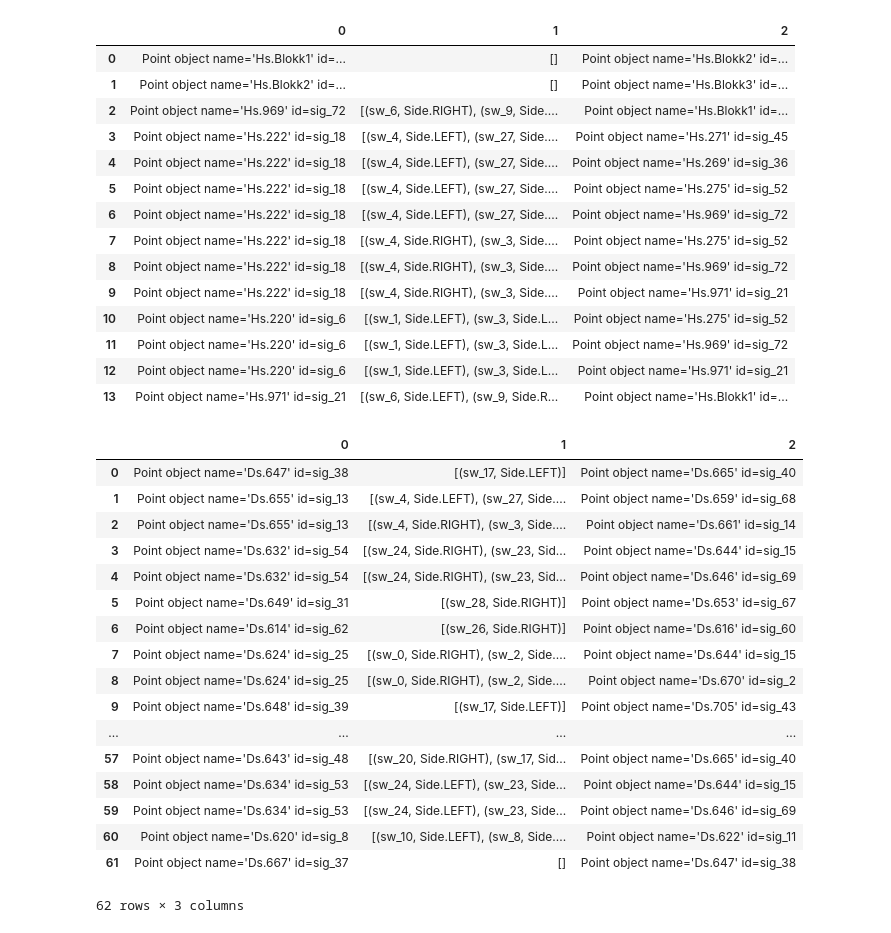
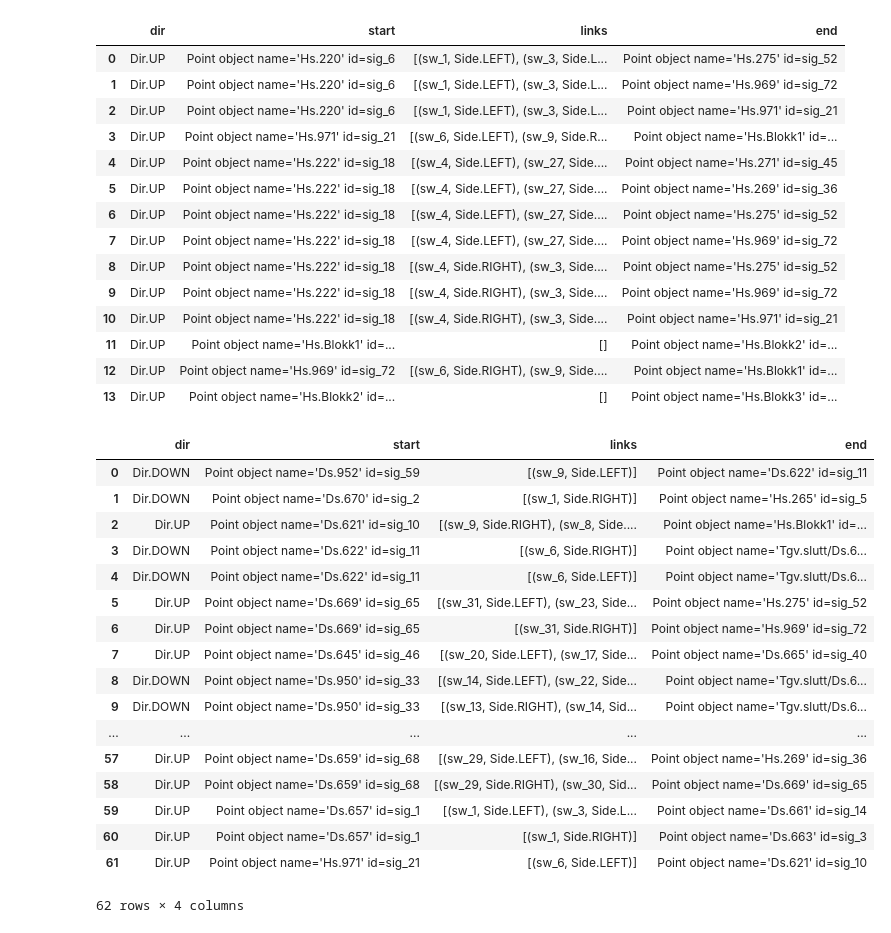
Before and after one commit to luteberget/railway_notebook, a Jupyter notebook: notebook1.ipynb, the cells around one changed output. Drawn from its saved outputs; the diff is of its cells as text; code cells hidden in the pictures.

```diff
--- a/notebook1.ipynb
+++ b/notebook1.ipynb
@@ -8,47 +12,44 @@ m = Model(filename="UOS-10-S-82801-RC3.railml")
 # %%
-hs = m.objects.filter(type="signal")\
-      .filter(lambda x: x.type == "combined" or x.type == "main")
-
-ds = m.objects.filter(type="signal")\
-      .filter(lambda x: x.type == "shunting" or x.type == "combined")
+hs = m.objects.filter(type="signal").filter(lambda x: x.type == "combined" or x.type == "main")
+ds = m.objects.filter(type="signal").filter(lambda x: x.type == "combined" or x.type == "shunting")
 # %%
 togveier = hs.find_forward(medrettet(hs))
-tbl(togveier)
+display(tbl(togveier))
 # %% [output]
-|  | 0 | 1 | 2 |
-| 0 | Point object name='Hs.Blokk1' id=... | [] | Point object name='Hs.Blokk2' id=... |
-| 1 | Point object name='Hs.Blokk2' id=... | [] | Point object name='Hs.Blokk3' id=... |
-| 2 | Point object name='Hs.969' id=sig_72 | [(sw_6, Side.RIGHT), (sw_9, Side.... | Point object name='Hs.Blokk1' id=... |
-| 3 | Point object name='Hs.222' id=sig_18 | [(sw_4, Side.LEFT), (sw_27, Side.... | Point object name='Hs.271' id=sig_45 |
-| 4 | Point object name='Hs.222' id=sig_18 | [(sw_4, Side.LEFT), (sw_27, Side.... | Point object name='Hs.269' id=sig_36 |
-| 5 | Point object name='Hs.222' id=sig_18 | [(sw_4, Side.LEFT), (sw_27, Side.... | Point object name='Hs.275' id=sig_52 |
-| 6 | Point object name='Hs.222' id=sig_18 | [(sw_4, Side.LEFT), (sw_27, Side.... | Point object name='Hs.969' id=sig_72 |
-| 7 | Point object name='Hs.222' id=sig_18 | [(sw_4, Side.RIGHT), (sw_3, Side.... | Point object name='Hs.275' id=sig_52 |
-| 8 | Point object name='Hs.222' id=sig_18 | [(sw_4, Side.RIGHT), (sw_3, Side.... | Point object name='Hs.969' id=sig_72 |
-| 9 | Point object name='Hs.222' id=sig_18 | [(sw_4, Side.RIGHT), (sw_3, Side.... | Point object name='Hs.971' id=sig_21 |
-| 10 | Point object name='Hs.220' id=sig_6 | [(sw_1, Side.LEFT), (sw_3, Side.L... | Point object name='Hs.275' id=sig_52 |
-| 11 | Point object name='Hs.220' id=sig_6 | [(sw_1, Side.LEFT), (sw_3, Side.L... | Point object name='Hs.969' id=sig_72 |
-| 12 | Point object name='Hs.220' id=sig_6 | [(sw_1, Side.LEFT), (sw_3, Side.L... | Point object name='Hs.971' id=sig_21 |
-| 13 | Point object name='Hs.971' id=sig_21 | [(sw_6, Side.LEFT), (sw_9, Side.R... | Point object name='Hs.Blokk1' id=... |
+|  | dir | start | links | end |
+| 0 | Dir.UP | Point object name='Hs.220' id=sig_6 | [(sw_1, Side.LEFT), (sw_3, Side.L... | Point object name='Hs.275' id=sig_52 |
+| 1 | Dir.UP | Point object name='Hs.220' id=sig_6 | [(sw_1, Side.LEFT), (sw_3, Side.L... | Point object name='Hs.969' id=sig_72 |
+| 2 | Dir.UP | Point object name='Hs.220' id=sig_6 | [(sw_1, Side.LEFT), (sw_3, Side.L... | Point object name='Hs.971' id=sig_21 |
+| 3 | Dir.UP | Point object name='Hs.971' id=sig_21 | [(sw_6, Side.LEFT), (sw_9, Side.R... | Point object name='Hs.Blokk1' id=... |
+| 4 | Dir.UP | Point object name='Hs.222' id=sig_18 | [(sw_4, Side.LEFT), (sw_27, Side.... | Point object name='Hs.271' id=sig_45 |
+| 5 | Dir.UP | Point object name='Hs.222' id=sig_18 | [(sw_4, Side.LEFT), (sw_27, Side.... | Point object name='Hs.269' id=sig_36 |
+| 6 | Dir.UP | Point object name='Hs.222' id=sig_18 | [(sw_4, Side.LEFT), (sw_27, Side.... | Point object name='Hs.275' id=sig_52 |
+| 7 | Dir.UP | Point object name='Hs.222' id=sig_18 | [(sw_4, Side.LEFT), (sw_27, Side.... | Point object name='Hs.969' id=sig_72 |
+| 8 | Dir.UP | Point object name='Hs.222' id=sig_18 | [(sw_4, Side.RIGHT), (sw_3, Side.... | Point object name='Hs.275' id=sig_52 |
+| 9 | Dir.UP | Point object name='Hs.222' id=sig_18 | [(sw_4, Side.RIGHT), (sw_3, Side.... | Point object name='Hs.969' id=sig_72 |
+| 10 | Dir.UP | Point object name='Hs.222' id=sig_18 | [(sw_4, Side.RIGHT), (sw_3, Side.... | Point object name='Hs.971' id=sig_21 |
+| 11 | Dir.UP | Point object name='Hs.Blokk1' id=... | [] | Point object name='Hs.Blokk2' id=... |
+| 12 | Dir.UP | Point object name='Hs.969' id=sig_72 | [(sw_6, Side.RIGHT), (sw_9, Side.... | Point object name='Hs.Blokk1' id=... |
+| 13 | Dir.UP | Point object name='Hs.Blokk2' id=... | [] | Point object name='Hs.Blokk3' id=... |
 # %%
 skifteveier = ds.find_forward(medrettet(ds))
-tbl(skifteveier)
+display(tbl(skifteveier))
 # %% [output]
-|  | 0 | 1 | 2 |
-| 0 | Point object name='Ds.647' id=sig_38 | [(sw_17, Side.LEFT)] | Point object name='Ds.665' id=sig_40 |
-| 1 | Point object name='Ds.655' id=sig_13 | [(sw_4, Side.LEFT), (sw_27, Side.... | Point object name='Ds.659' id=sig_68 |
-| 2 | Point object name='Ds.655' id=sig_13 | [(sw_4, Side.RIGHT), (sw_3, Side.... | Point object name='Ds.661' id=sig_14 |
-| 3 | Point object name='Ds.632' id=sig_54 | [(sw_24, Side.RIGHT), (sw_23, Sid... | Point object name='Ds.644' id=sig_15 |
-| 4 | Point object name='Ds.632' id=sig_54 | [(sw_24, Side.RIGHT), (sw_23, Sid... | Point object name='Ds.646' id=sig_69 |
-| 5 | Point object name='Ds.649' id=sig_31 | [(sw_28, Side.RIGHT)] | Point object name='Ds.653' id=sig_67 |
-| 6 | Point object name='Ds.614' id=sig_62 | [(sw_26, Side.RIGHT)] | Point object name='Ds.616' id=sig_60 |
-| 7 | Point object name='Ds.624' id=sig_25 | [(sw_0, Side.RIGHT), (sw_2, Side.... | Point object name='Ds.644' id=sig_15 |
-| 8 | Point object name='Ds.624' id=sig_25 | [(sw_0, Side.RIGHT), (sw_2, Side.... | Point object name='Ds.670' id=sig_2 |
-| 9 | Point object name='Ds.648' id=sig_39 | [(sw_17, Side.LEFT)] | Point object name='Ds.705' id=sig_43 |
-| ... | ... | ... | ... |
-| 57 | Point object name='Ds.643' id=sig_48 | [(sw_20, Side.RIGHT), (sw_17, Sid... | Point object name='Ds.665' id=sig_40 |
-| 58 | Point object name='Ds.634' id=sig_53 | [(sw_24, Side.LEFT), (sw_23, Side... | Point object name='Ds.644' id=sig_15 |
-| 59 | Point object name='Ds.634' id=sig_53 | [(sw_24, Side.LEFT), (sw_23, Side... | Point object name='Ds.646' id=sig_69 |
-| 60 | Point object name='Ds.620' id=sig_8 | [(sw_10, Side.LEFT), (sw_8, Side.... | Point object name='Ds.622' id=sig_11 |
-| 61 | Point object name='Ds.667' id=sig_37 | [] | Point object name='Ds.647' id=sig_38 |
+|  | dir | start | links | end |
+| 0 | Dir.DOWN | Point object name='Ds.952' id=sig_59 | [(sw_9, Side.LEFT)] | Point object name='Ds.622' id=sig_11 |
+| 1 | Dir.DOWN | Point object name='Ds.670' id=sig_2 | [(sw_1, Side.RIGHT)] | Point object name='Hs.265' id=sig_5 |
+| 2 | Dir.UP | Point object name='Ds.621' id=sig_10 | [(sw_9, Side.RIGHT), (sw_8, Side.... | Point object name='Hs.Blokk1' id=... |
+| 3 | Dir.DOWN | Point object name='Ds.622' id=sig_11 | [(sw_6, Side.RIGHT)] | Point object name='Tgv.slutt/Ds.6... |
+| 4 | Dir.DOWN | Point object name='Ds.622' id=sig_11 | [(sw_6, Side.LEFT)] | Point object name='Tgv.slutt/Ds.6... |
+| 5 | Dir.UP | Point object name='Ds.669' id=sig_65 | [(sw_31, Side.LEFT), (sw_23, Side... | Point object name='Hs.275' id=sig_52 |
+| 6 | Dir.UP | Point object name='Ds.669' id=sig_65 | [(sw_31, Side.RIGHT)] | Point object name='Hs.969' id=sig_72 |
+| 7 | Dir.UP | Point object name='Ds.645' id=sig_46 | [(sw_20, Side.LEFT), (sw_17, Side... | Point object name='Ds.665' id=sig_40 |
+| 8 | Dir.DOWN | Point object name='Ds.950' id=sig_33 | [(sw_14, Side.LEFT), (sw_22, Side... | Point object name='Tgv.slutt/Ds.6... |
+| 9 | Dir.DOWN | Point object name='Ds.950' id=sig_33 | [(sw_13, Side.RIGHT), (sw_14, Sid... | Point object name='Tgv.slutt/Ds.6... |
+| ... | ... | ... | ... | ... |
+| 57 | Dir.UP | Point object name='Ds.659' id=sig_68 | [(sw_29, Side.LEFT), (sw_16, Side... | Point object name='Hs.269' id=sig_36 |
+| 58 | Dir.UP | Point object name='Ds.659' id=sig_68 | [(sw_29, Side.RIGHT), (sw_30, Sid... | Point object name='Ds.669' id=sig_65 |
+| 59 | Dir.UP | Point object name='Ds.657' id=sig_1 | [(sw_1, Side.LEFT), (sw_3, Side.L... | Point object name='Ds.661' id=sig_14 |
+| 60 | Dir.UP | Point object name='Ds.657' id=sig_1 | [(sw_1, Side.RIGHT)] | Point object name='Ds.663' id=sig_3 |
+| 61 | Dir.UP | Point object name='Hs.971' id=sig_21 | [(sw_6, Side.LEFT)] | Point object name='Ds.621' id=sig_10 |
-62 rows × 3 columns
+62 rows × 4 columns
```
Also changed, not shown: parts of 8 cells of this notebook, 1 other file.
